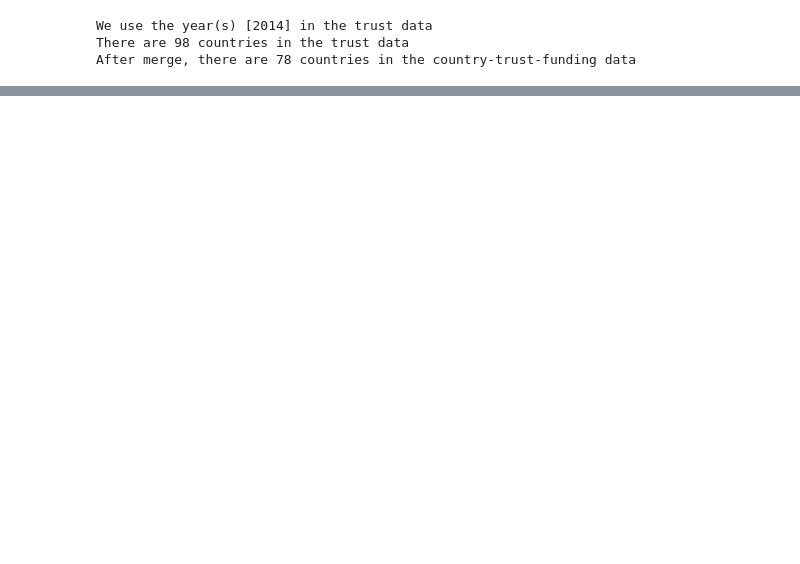
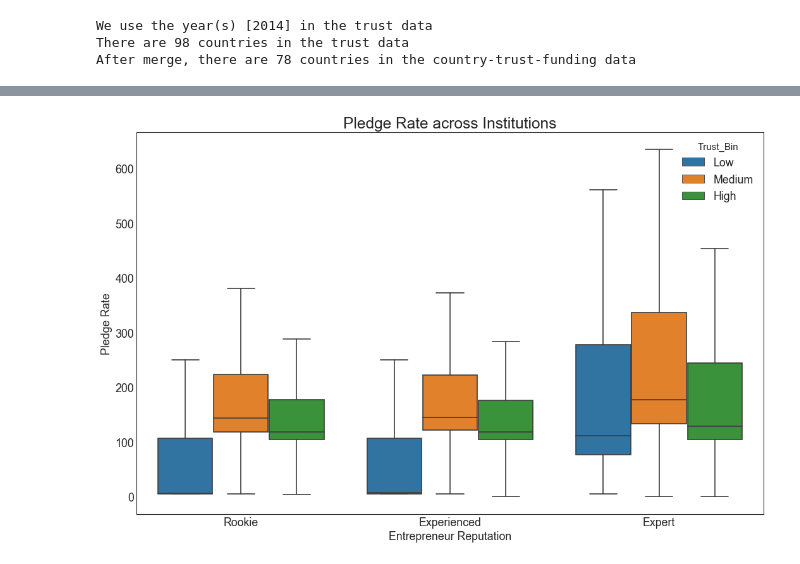
Before and after one commit to powergascan/mod3-hypothesis-testing, a Jupyter notebook: hypothesis_testing.ipynb, the cells around one changed output, grey strips where cells are left out. Saved outputs shown, nothing was run; the diff lists cells and outputs as text; code cells hidden in the pictures; blank space fills up the shorter version.

```diff
--- a/hypothesis_testing.ipynb
+++ b/hypothesis_testing.ipynb
@@ -81,0 +93,5 @@ sns.boxplot(x='Trust_Bin', y='Pledge_Percentage', data=trust_funding_data, hue="
+# %%
+#plot 2: destribution of Funding Percentage for Low trust, Medium trust and High trust countries by Entrepreneur reputation
+trust_bin_plot2= visualization_BOX('Entrepreneur_Experience', 'Pledge_Percentage', trust_funding_data, "Trust_Bin", "Entrepreneur Reputation", "Pledge Rate", "Pledge Rate across Institutions", "Pledge_Rate_Trust_Bin_by_Repuation")
+# %% [output]
+[figure, added]
```
Also changed, not shown: parts of 35 cells of this notebook, 12 other files.
